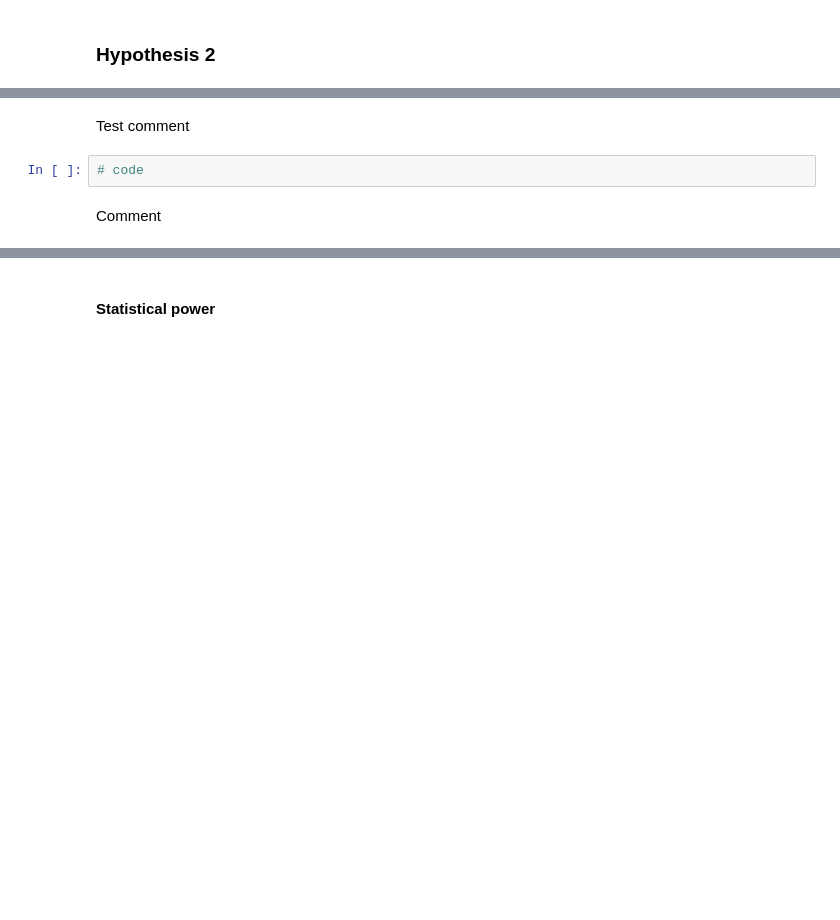
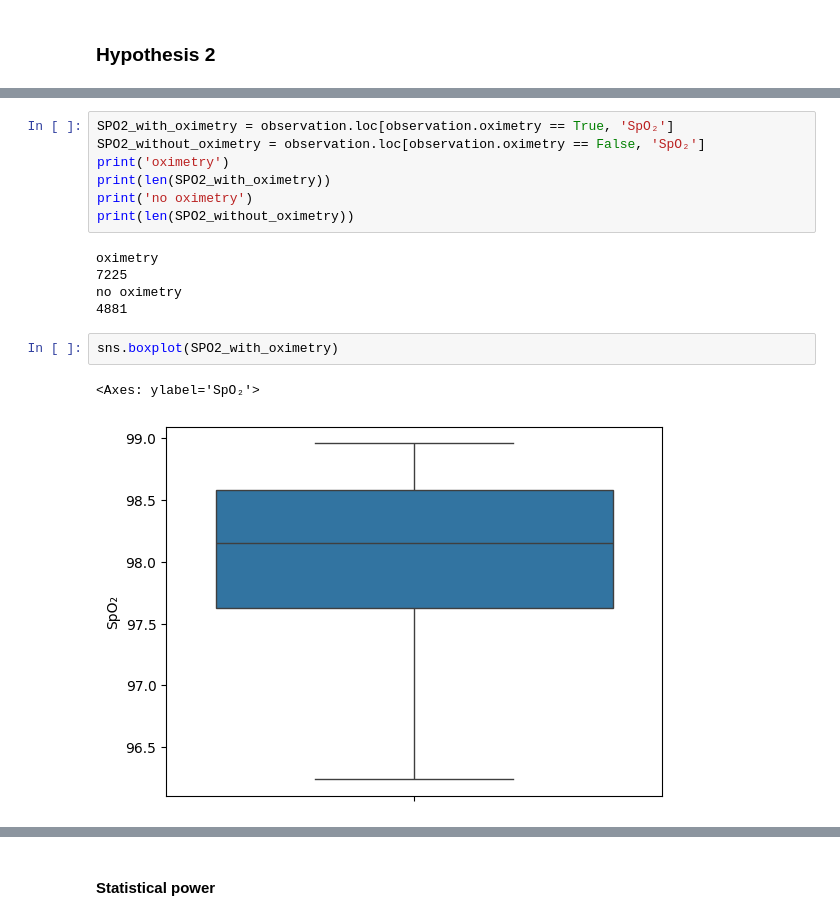
Before and after one commit to kurcinamarian/IAU, a Jupyter notebook: Project.ipynb, the cells around one changed output, grey strips where cells are left out. Drawn from its saved outputs; the diff is of its cells as text; blank space fills up the shorter version.

```diff
--- a/Project.ipynb
+++ b/Project.ipynb
@@ -1499,6 +1519,17 @@ Text of the hypothesis
-# %% [markdown]
-Test comment
-# %%
-# code
-# %% [markdown]
-Comment
+# %%
+SPO2_with_oximetry = observation.loc[observation.oximetry == True, 'SpO₂']
+SPO2_without_oximetry = observation.loc[observation.oximetry == False, 'SpO₂']
+print('oximetry')
+print(len(SPO2_with_oximetry))
+print('no oximetry')
+print(len(SPO2_without_oximetry))
+# %% [output]
+oximetry
+7225
+no oximetry
+4881
+# %%
+sns.boxplot(SPO2_with_oximetry)
+# %% [output]
+<Axes: ylabel='SpO₂'>
+[figure, added]
```
Also changed, not shown: parts of 29 cells of this notebook.
